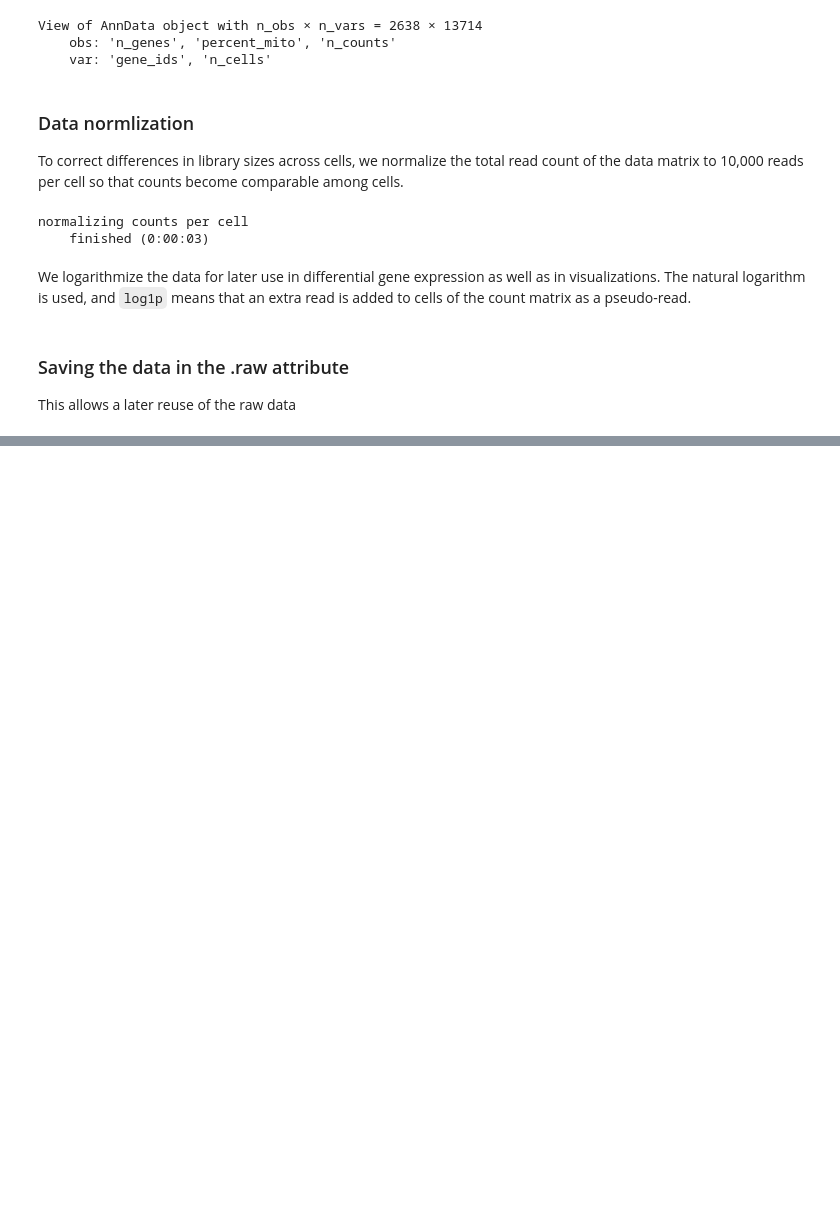
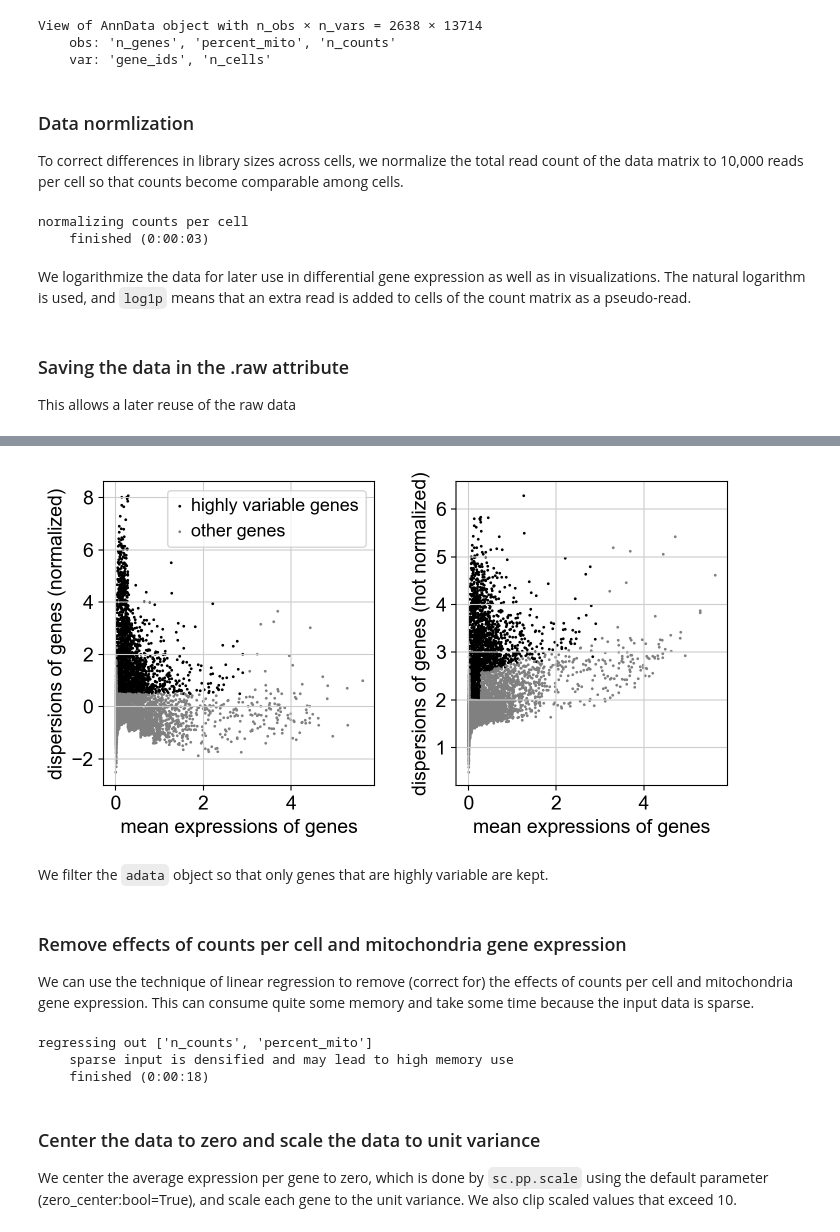
Before and after one commit to Accio/analysing-scRNAseq-with-scanpy-and-besca, a Jupyter notebook: preprocessing-clustering-3kPBMC-with-scanpy.ipynb, the cells around one changed output, grey strips where cells are left out. Drawn from its saved outputs; the diff is of its cells as text; code cells hidden in the pictures; blank space fills up the shorter version.

```diff
--- a/preprocessing-clustering-3kPBMC-with-scanpy.ipynb
+++ b/preprocessing-clustering-3kPBMC-with-scanpy.ipynb
@@ -151,0 +146,6 @@ ValueError: cannot specify integer `bins` when input data contains infinity
+# %%
+sc.pl.highly_variable_genes(adata)
+# %% [output]
+[figure, added]
+# %% [markdown]
+We filter the `adata` object so that only genes that are highly variable are kept.
@@ -151,0 +154,14 @@ ValueError: cannot specify integer `bins` when input data contains infinity
+# %% [markdown]
+### Remove effects of counts per cell and mitochondria gene expression
+
+We can use the technique of linear regression to remove (correct for) the effects of counts per cell and mitochondria gene expression. This can consume quite some memory and take some time because the input data is sparse.
+# %%
+sc.pp.regress_out(adata, ['n_counts', 'percent_mito'])
+# %% [output]
+regressing out ['n_counts', 'percent_mito']
+    sparse input is densified and may lead to high memory use
+    finished (0:00:18)
+# %% [markdown]
+### Center the data to zero and scale the data to unit variance
+
+We center the average expression per gene to zero, which is done by `sc.pp.scale` using the default parameter (zero_center:bool=True), and scale each gene to the unit variance. We also clip scaled values that exceed 10.
```
Also changed, not shown: parts of 8 cells of this notebook.
